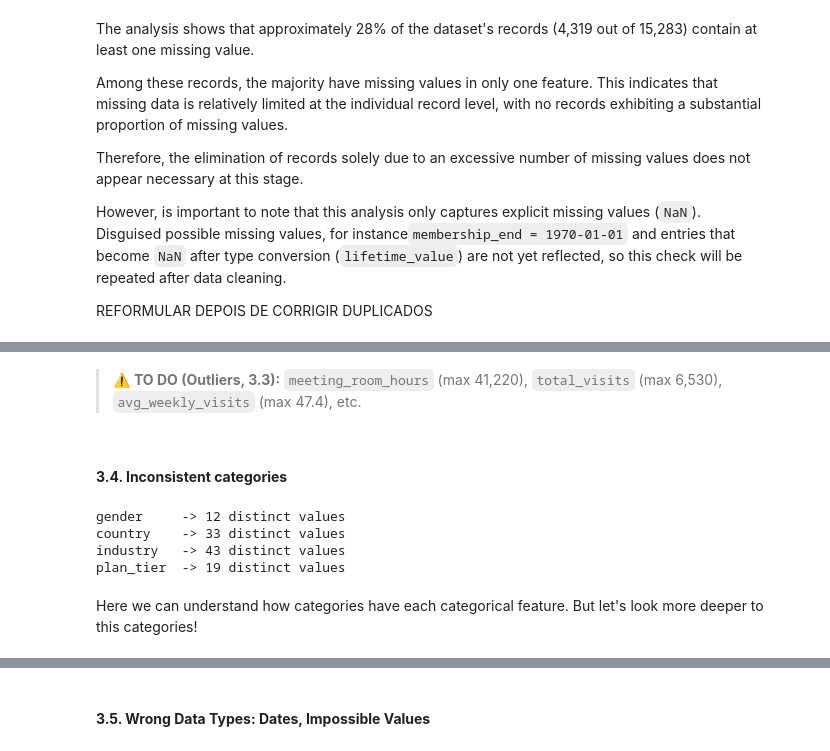
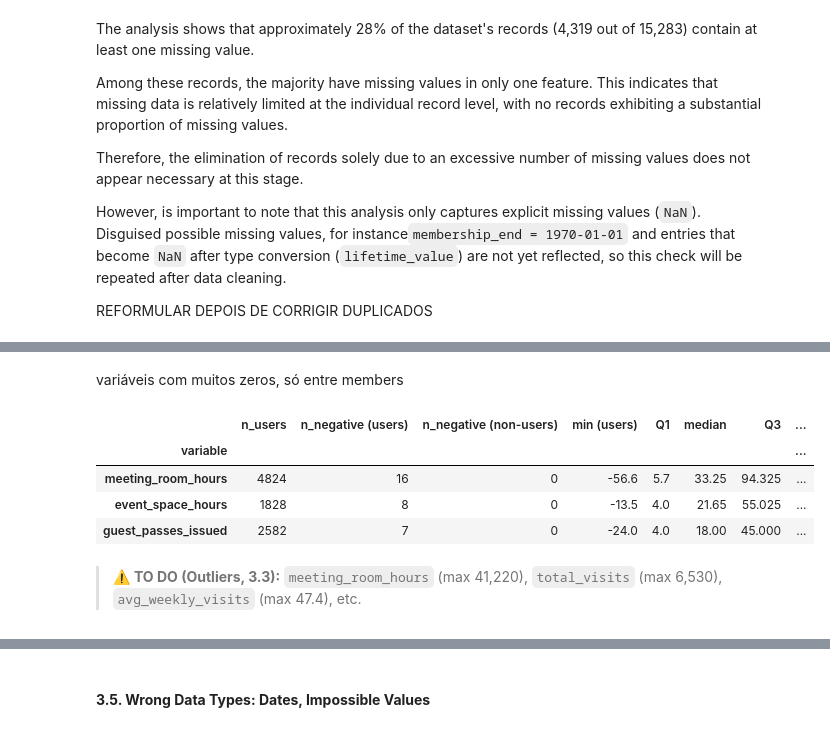
Before and after one commit to tomasmuachoDSAN/DataMining2627, a Jupyter notebook: notebooks/Group30_EDA_Code.ipynb, the cells around one changed output, grey strips where cells are left out. Saved outputs shown, nothing was run; the diff lists cells and outputs as text; code cells hidden in the pictures.

```diff
--- a/notebooks/Group30_EDA_Code.ipynb
+++ b/notebooks/Group30_EDA_Code.ipynb
@@ -585,16 +615,36 @@ REFORMULAR DEPOIS DE CORRIGIR DUPLICADOS
+# %% [markdown]
+variáveis com muitos zeros, só entre members
+# %%
+zero_inflated = {
+    "meeting_room_hours": "uses_meeting_rooms",
+    "event_space_hours": "uses_event_space",
+    "guest_passes_issued": "uses_guest_passes",
+}
+
+rows = []
+for col, flag in zero_inflated.items():
+    users = df_acdcd_data.loc[df_acdcd_data[flag], col].dropna()
+    s = users[users >= 0]   # fences computed without negatives (they are not removed from the dataframe)
+    q1, q3 = s.quantile([0.25, 0.75])
+    iqr = q3 - q1
+    rows.append({
+        "variable": col,
+        "n_users": len(users),
+        "n_negative (users)": (users < 0).sum(),
+        "n_negative (non-users)": (df_acdcd_data.loc[~df_acdcd_data[flag], col] < 0).sum(),
+        "min (users)": users.min(),
+        "Q1": q1, "median": s.median(), "Q3": q3,
+        "upper_fence": q3 + 1.5 * iqr,
+        "n_above_fence": (s > q3 + 1.5 * iqr).sum(),
+        "P99": s.quantile(0.99), "max": users.max(),
+    })
+
+pd.DataFrame(rows).set_index("variable")
+# %% [output]
+|  | n_users | n_negative (users) | n_negative (non-users) | min (users) | Q1 | median | Q3 | ... |
+| variable |  |  |  |  |  |  |  | ... |
+| meeting_room_hours | 4824 | 16 | 0 | -56.6 | 5.7 | 33.25 | 94.325 | ... |
+| event_space_hours | 1828 | 8 | 0 | -13.5 | 4.0 | 21.65 | 55.025 | ... |
+| guest_passes_issued | 2582 | 7 | 0 | -24.0 | 4.0 | 18.00 | 45.000 | ... |
 # %% [markdown]
 > ⚠️ **TO DO (Outliers, 3.3):** `meeting_room_hours` (max 41,220), `total_visits` (max 6,530), `avg_weekly_visits` (max 47.4), etc.
-# %% [markdown]
-#### **3.4. Inconsistent categories**
-# %%
-categ_cols=['gender', 'country', 'industry', 'plan_tier']
-for col in categ_cols:
-    print(f"{col:<10} -> {df_acdcd_data[col].nunique()} distinct values")
-# %% [output]
-gender     -> 12 distinct values
-country    -> 33 distinct values
-industry   -> 43 distinct values
-plan_tier  -> 19 distinct values
-# %% [markdown]
-Here we can understand how categories have each categorical feature.
-But let's look more deeper to this categories!
```
Also changed, not shown: parts of 18 cells of this notebook.
